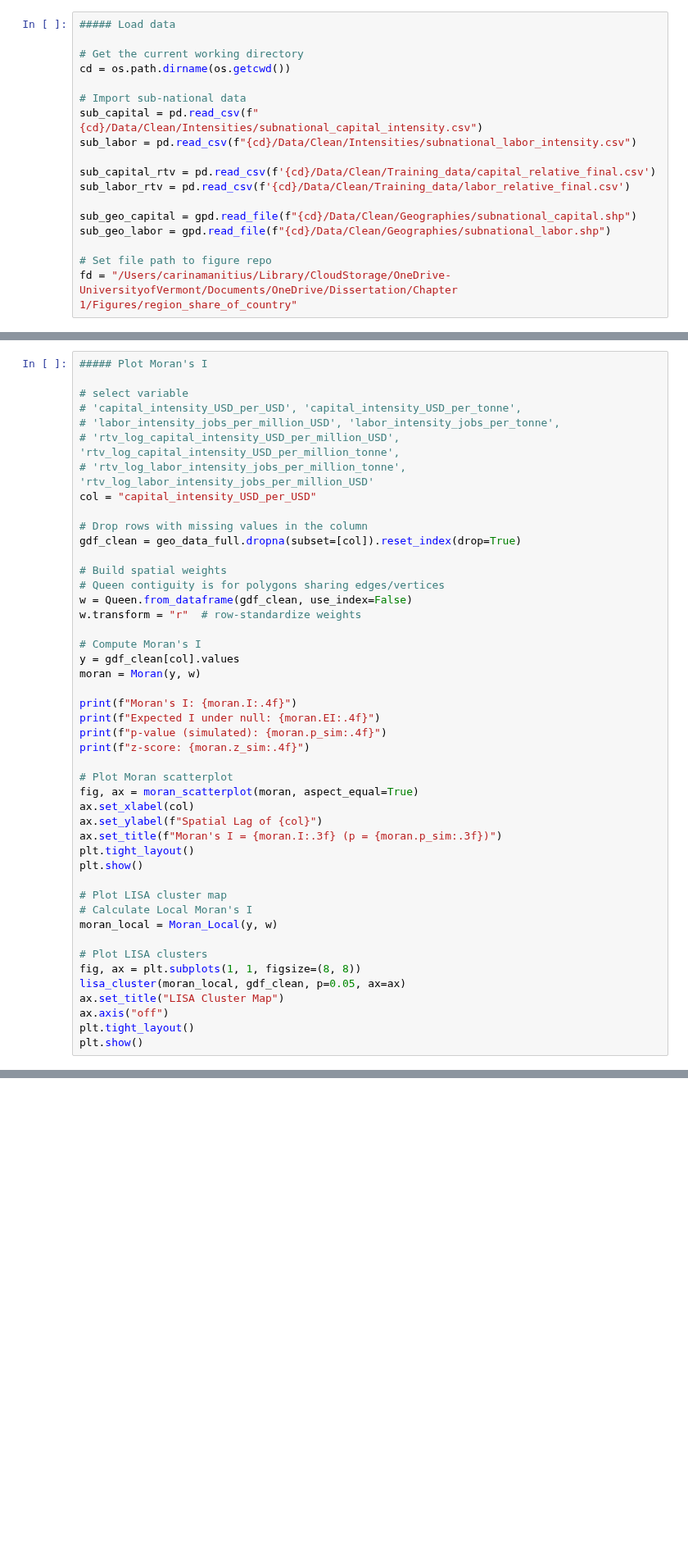
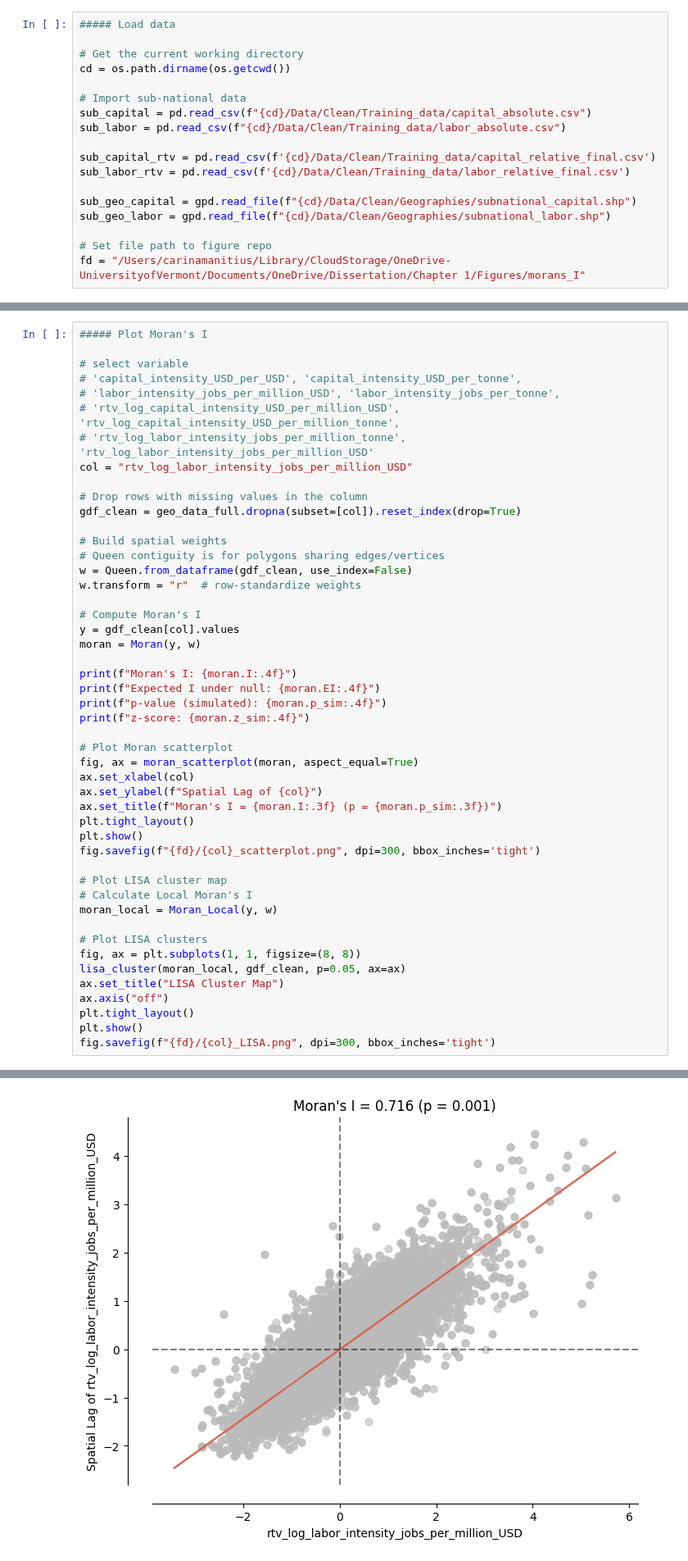
Before and after one commit to carinamani/AgDownscaling, a Jupyter notebook: 02_EDA/morans_I.ipynb, the cells around one changed output, grey strips where cells are left out. Shown at 82% size. Saved outputs shown, nothing was run; the diff lists cells and outputs as text; blank space fills up the shorter version.

```diff
--- a/02_EDA/morans_I.ipynb
+++ b/02_EDA/morans_I.ipynb
@@ -15,8 +15,8 @@ from splot.esda import moran_scatterplot, lisa_cluster
 cd = os.path.dirname(os.getcwd())
 
 # Import sub-national data
-sub_capital = pd.read_csv(f"{cd}/Data/Clean/Intensities/subnational_capital_intensity.csv")
-sub_labor = pd.read_csv(f"{cd}/Data/Clean/Intensities/subnational_labor_intensity.csv")
+sub_capital = pd.read_csv(f"{cd}/Data/Clean/Training_data/capital_absolute.csv")
+sub_labor = pd.read_csv(f"{cd}/Data/Clean/Training_data/labor_absolute.csv")
 
 sub_capital_rtv = pd.read_csv(f'{cd}/Data/Clean/Training_data/capital_relative_final.csv')
 sub_labor_rtv = pd.read_csv(f'{cd}/Data/Clean/Training_data/labor_relative_final.csv')
@@ -25,7 +25,7 @@ sub_geo_capital = gpd.read_file(f"{cd}/Data/Clean/Geographies/subnational_capita
 sub_geo_labor = gpd.read_file(f"{cd}/Data/Clean/Geographies/subnational_labor.shp")
 
 # Set file path to figure repo
-fd = "/Users/carinamanitius/Library/CloudStorage/OneDrive-UniversityofVermont/Documents/OneDrive/Dissertation/Chapter 1/Figures/region_share_of_country"
+fd = "/Users/carinamanitius/Library/CloudStorage/OneDrive-UniversityofVermont/Documents/OneDrive/Dissertation/Chapter 1/Figures/morans_I"
 # %%
 ### Prep data
 
@@ -57,7 +57,7 @@ geo_data_full = geo_data_full[col_to_keep]
 # 'labor_intensity_jobs_per_million_USD', 'labor_intensity_jobs_per_tonne',
 # 'rtv_log_capital_intensity_USD_per_million_USD', 'rtv_log_capital_intensity_USD_per_million_tonne',
 # 'rtv_log_labor_intensity_jobs_per_million_tonne', 'rtv_log_labor_intensity_jobs_per_million_USD'
-col = "capital_intensity_USD_per_USD"
+col = "rtv_log_labor_intensity_jobs_per_million_USD"
 
 # Drop rows with missing values in the column
 gdf_clean = geo_data_full.dropna(subset=[col]).reset_index(drop=True)
@@ -83,6 +83,7 @@ ax.set_ylabel(f"Spatial Lag of {col}")
 ax.set_title(f"Moran's I = {moran.I:.3f} (p = {moran.p_sim:.3f})")
 plt.tight_layout()
 plt.show()
+fig.savefig(f"{fd}/{col}_scatterplot.png", dpi=300, bbox_inches='tight')
 
 # Plot LISA cluster map
 # Calculate Local Moran's I
@@ -95,3 +96,5 @@ ax.set_title("LISA Cluster Map")
 ax.axis("off")
 plt.tight_layout()
 plt.show()
+fig.savefig(f"{fd}/{col}_LISA.png", dpi=300, bbox_inches='tight')
+# %% [output]
@@ -97,0 +117 @@ plt.show()
+[figure, added]
```
Also changed, not shown: parts of 1 cell of this notebook, 1 other file.
